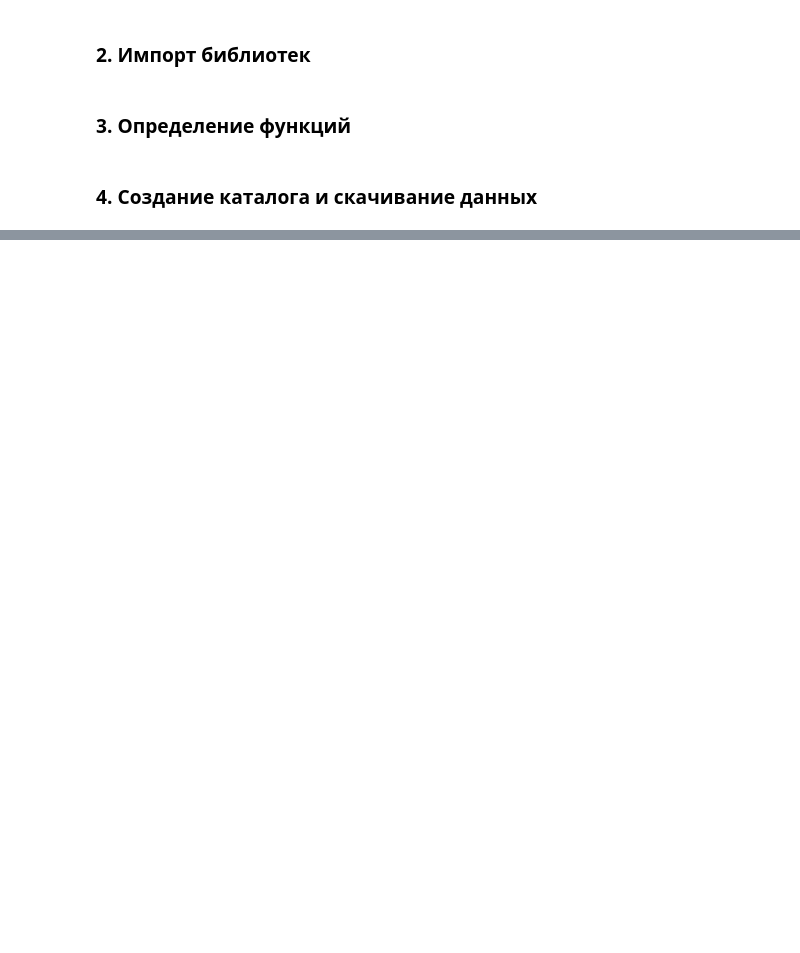
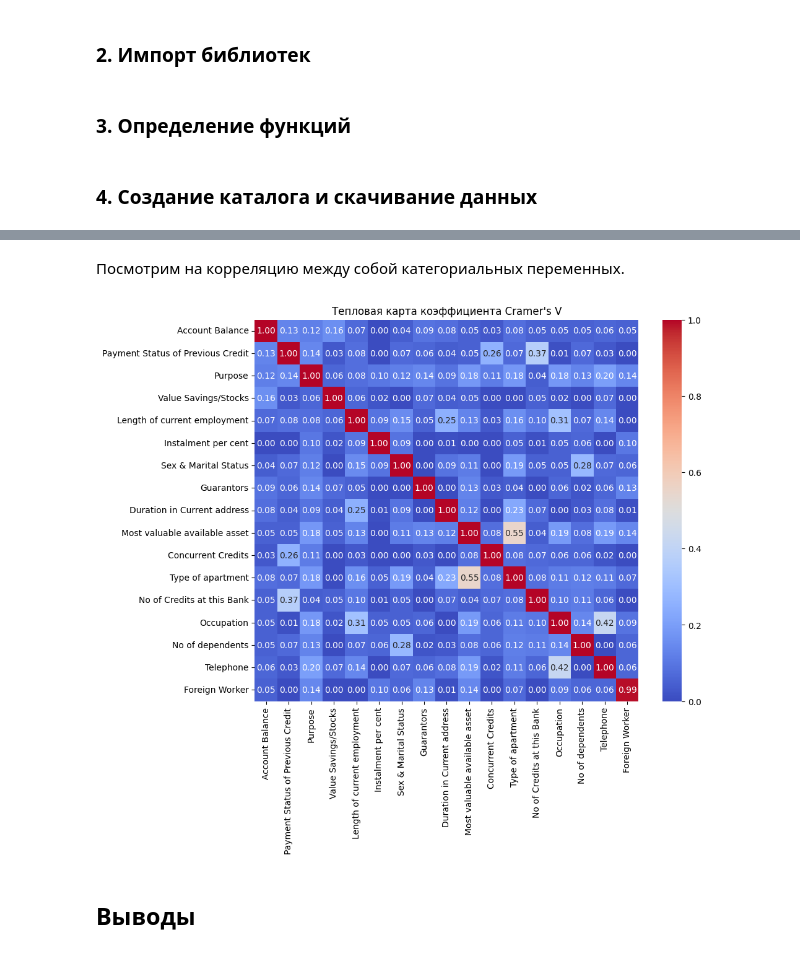
Before and after one commit to Losyash/mbml_II_hw, a Jupyter notebook: lab1/notebook.ipynb, the cells around one changed output, grey strips where cells are left out. Drawn from its saved outputs; the diff is of its cells as text; code cells hidden in the pictures; blank space fills up the shorter version.

```diff
--- a/lab1/notebook.ipynb
+++ b/lab1/notebook.ipynb
@@ -546,0 +224,6 @@ feature_importance_plotter(all_model['model'], categorical_columns_list)
+# %%
+# Уберем из предобработанных числовых данных атрибут 'Purpose'
+transformed_df = transformed_df.drop(columns = ['Purpose'])
+# %%
+# Объединение преобразованных данных с остальными данными
+data = pd.concat([X.drop(columns=numeric_columns), transformed_df], axis=1)
@@ -546,0 +249,16 @@ feature_importance_plotter(all_model['model'], categorical_columns_list)
+# %%
+# функция для расчета коэффициента Cramer's V между двумя переменными
+def cramers_v(x, y):
+    confusion_matrix = pd.crosstab(x, y)
+    chi2 = ss.chi2_contingency(confusion_matrix)[0]
+    n = confusion_matrix.sum().sum()
+    phi2 = chi2 / n
+    r, k = confusion_matrix.shape
+    phi2corr = max(0, phi2 - ((k-1)*(r-1))/(n-1))
+    rcorr = r - ((r-1)**2)/(n-1)
+    kcorr = k - ((k-1)**2)/(n-1)
+    return np.sqrt(phi2corr / min((kcorr-1), (rcorr-1)))
+
+for column in category_columns:
+    cramers_v_result = cramers_v(data[column], y)
+    print(f"{column:<35} {cramers_v_result:.2f}")
@@ -546,0 +283,27 @@ feature_importance_plotter(all_model['model'], categorical_columns_list)
+# %% [markdown]
+Посмотрим на корреляцию между собой категориальных переменных.
+# %%
+# Функция cramers_col применяет cramers_v к каждой паре переменных в наборе,
+# создавая новый набор данных, где каждый столбец соответствует одной из
+# исходных категориальных переменных, а значения в каждом столбце представляют
+# собой Cramer's V для пары этой переменной с каждой из других переменных.
+def cramers_col(column_name):
+    col = pd.Series(np.empty(X[category_columns].columns.shape), index=X[category_columns].columns, name=column_name)
+    for row in X[category_columns]:
+        cram = cramers_v(X[category_columns][column_name], X[category_columns][row])
+        col[row] = round(cram, 2)
+    return col
+
+# Вычисление Cramer's V для всех пар категориальных переменных
+cramers_df = X[category_columns].apply(lambda column: cramers_col(column.name))
+
+# Вывод результатов
+# Выведем тепловую карту для cramers_df
+plt.figure(figsize=(10, 8)) # Установка размера фигуры
+sns.heatmap(cramers_df, annot=True, cmap='coolwarm', fmt=".2f")
+plt.title('Тепловая карта коэффициента Cramer\'s V') # Заголовок тепловой карты
+plt.show() # Отображение тепловой карты
+# %% [output]
+[figure, added]
+# %% [markdown]
+## Выводы
```
Also changed, not shown: parts of 115 cells of this notebook, 3 other files.
